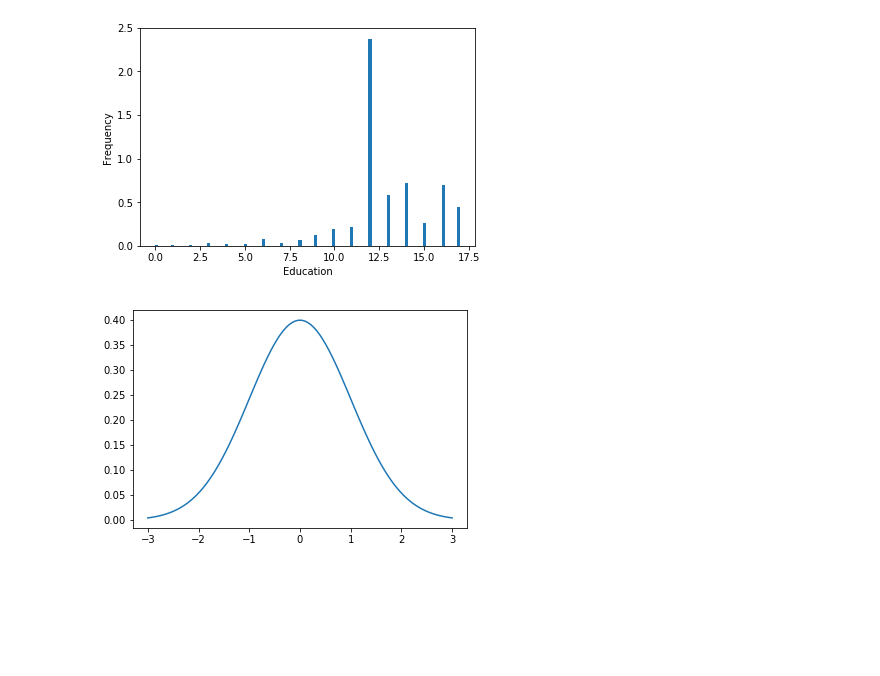
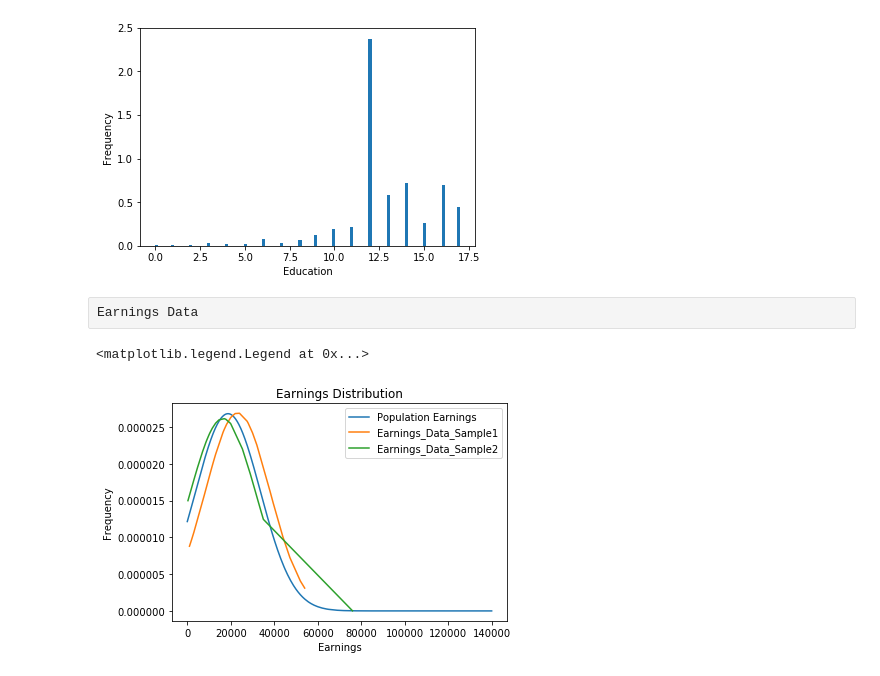
Before and after one commit to PraAnj/hypothesis-testing, a Jupyter notebook: ds project.ipynb, the cells around one changed output. Drawn from its saved outputs; the diff is of its cells as text; code cells hidden in the pictures; blank space fills up the shorter version.

```diff
--- a/ds project.ipynb
+++ b/ds project.ipynb
@@ -212,13 +217,30 @@ plt.xlabel('Education')
 # %% [output]
 <matplotlib.text.Text at 0x...>
 [figure]
-# %%
-#Normal Distribution
-mu = 0
-variance = 1
-sigma = math.sqrt(variance)
-x = np.linspace(mu - 3*sigma, mu + 3*sigma, 100)
-plt.plot(x,mlab.normpdf(x, mu, sigma))
-plt.show()
-# %% [output]
-[figure, removed]
+# %% [raw]
+Earnings Data
+# %%
+Population = my_data['earnings'].sort_values();
+PopulationMean_Earnings = Population.mean()
+PopulationStd_Earnings = Population.std()
+
+PopulationEarnings = stat.norm.pdf(Population, PopulationMean_Earnings, PopulationStd_Earnings)
+plt.plot(Population, PopulationEarnings, label='Population Earnings')
+
+earnings_data_sample1 = my_data['earnings'].sample(30);
+earnings_data_sorted_sample1 = earnings_data_sample1.sort_values();
+earnings_data_fit1 = stat.norm.pdf(earnings_data_sorted_sample1, earnings_data_sample1.mean(), earnings_data_sample1.std())
+plt.plot(earnings_data_sorted_sample1, earnings_data_fit1, label='Earnings_Data_Sample1')
+
+earnings_data_sample2 = my_data['earnings'].sample(30);
+earnings_data_sorted_sample2 = earnings_data_sample2.sort_values();
+earnings_data_fit2 = stat.norm.pdf(earnings_data_sorted_sample2, earnings_data_sample2.mean(), earnings_data_sample2.std())
+plt.plot(earnings_data_sorted_sample2, earnings_data_fit2, label='Earnings_Data_Sample2')
+
+plt.title("Earnings Distribution")
+plt.xlabel("Earnings")
+plt.ylabel("Frequency")
+plt.legend()
+# %% [output]
+<matplotlib.legend.Legend at 0x...>
+[figure, added]
```
Also changed, not shown: parts of 1 cell of this notebook.
